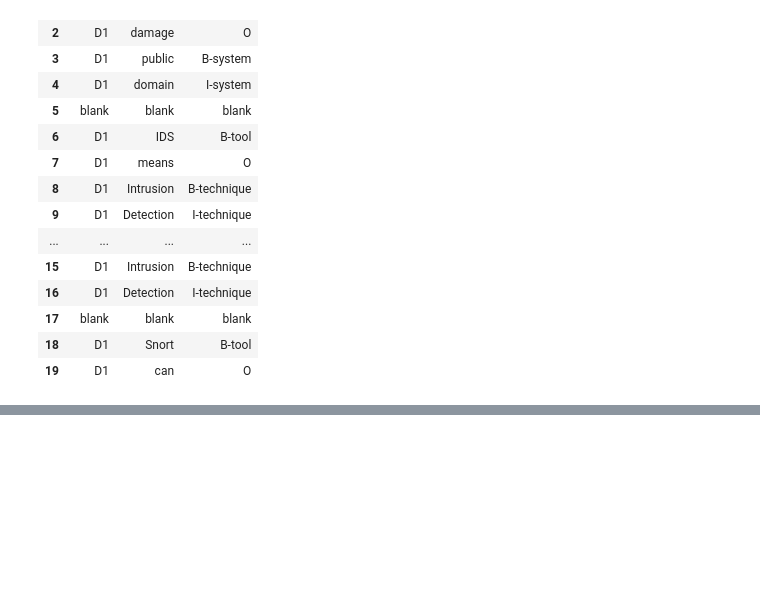
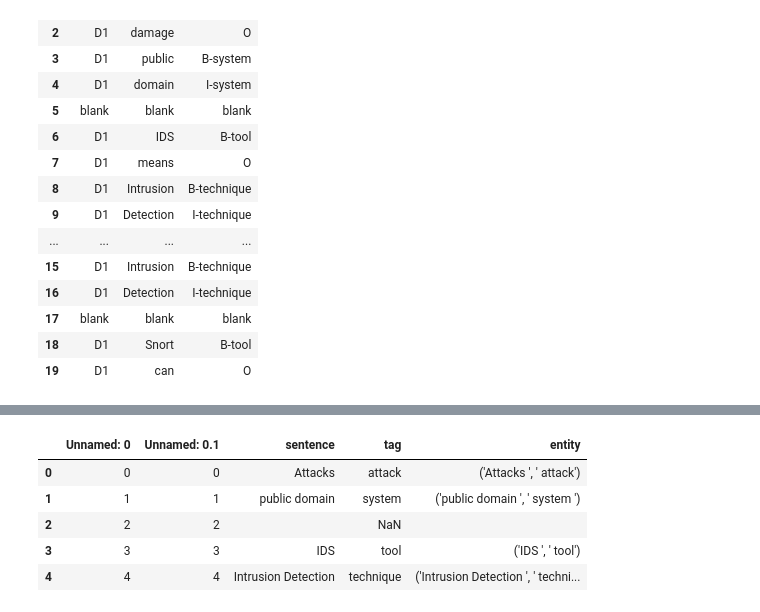
Before and after one commit to garima0106/AISecKG-cybersecurity-dataset, a Jupyter notebook: Model/data-preprocess.ipynb, the cells around one changed output, grey strips where cells are left out. Drawn from its saved outputs; the diff is of its cells as text; code cells hidden in the pictures; blank space fills up the shorter version.

```diff
--- a/Model/data-preprocess.ipynb
+++ b/Model/data-preprocess.ipynb
@@ -344,0 +510,12 @@ array(['B-attack', 'O', 'B-system', 'I-system', nan, 'B-tool',
+# %%
+dfc['tag'] = dfc['tag'].str.replace('I-system',' ')
+# %%
+dfc['tag'] = dfc['tag'].str.replace('I-feature',' ')
+dfc['tag'] = dfc['tag'].str.replace('I-function',' ')
+dfc['tag'] = dfc['tag'].str.replace('I-technique',' ')
+dfc['tag'] = dfc['tag'].str.replace('I-data',' ')
+dfc['tag'] = dfc['tag'].str.replace('I-user',' ')
+dfc['tag'] = dfc['tag'].str.replace('I-vulnerability',' ')
+dfc['tag'] = dfc['tag'].str.replace('I-app',' ')
+dfc['tag'] = dfc['tag'].str.replace('I-securityTeam',' ')
+dfc['tag'] = dfc['tag'].str.replace('I-attacker',' ')
@@ -344,0 +524,2 @@ array(['B-attack', 'O', 'B-system', 'I-system', nan, 'B-tool',
+# %%
+dfc['tag'] = dfc['tag'].str.replace('B-',' ')
@@ -344,0 +528,11 @@ array(['B-attack', 'O', 'B-system', 'I-system', nan, 'B-tool',
+# %%
+dfc['entity']=list(zip(dfc.sentence, dfc.tag))
+# %%
+dfc.head()
+# %% [output]
+|  | Unnamed: 0 | Unnamed: 0.1 | sentence | tag | entity |
+| 0 | 0 | 0 | Attacks | attack | ('Attacks ', ' attack') |
+| 1 | 1 | 1 | public domain | system | ('public domain ', ' system ') |
+| 2 | 2 | 2 |  | NaN |  |
+| 3 | 3 | 3 | IDS | tool | ('IDS ', ' tool') |
+| 4 | 4 | 4 | Intrusion Detection | technique | ('Intrusion Detection ', ' techni... |
```
Also changed, not shown: parts of 26 cells of this notebook, 2 other files.
